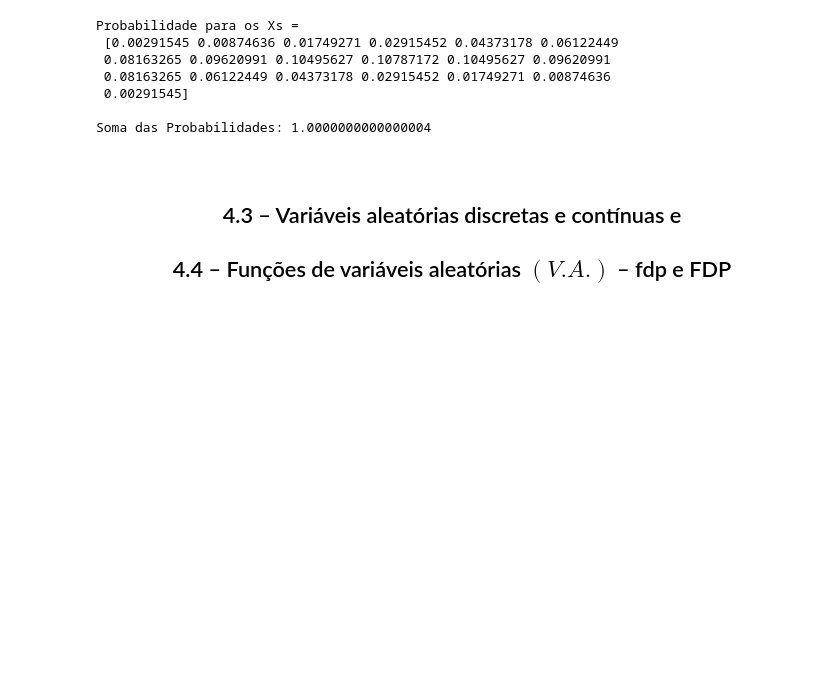
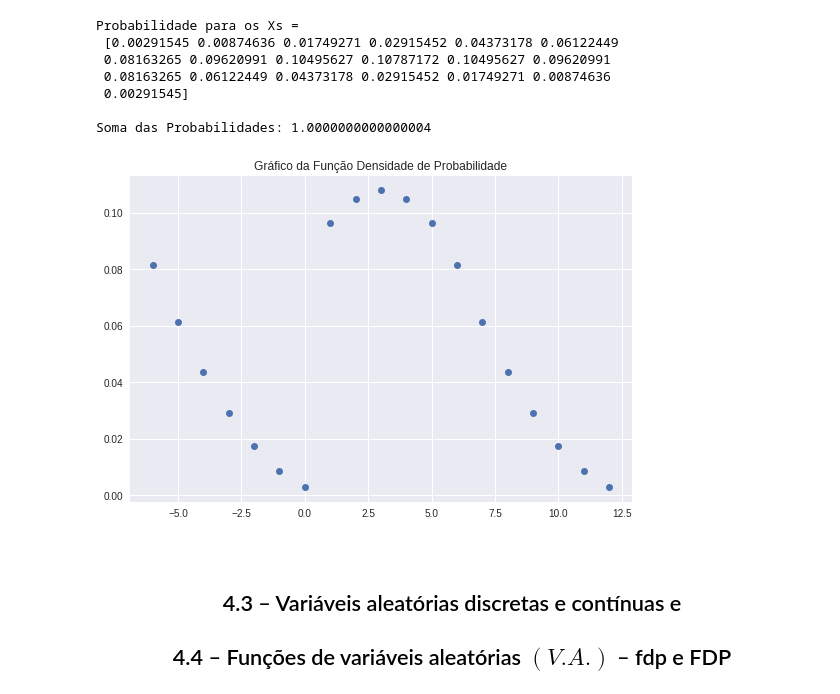
Before and after one commit to Oseiasdfarias/ProbabilidadeProcessosEstocarticos, a Jupyter notebook: FEE_PPE_LE_U04_P01_Oseias_Dias_de_Farias_201733940002.ipynb, the cells around one changed output. Drawn from its saved outputs; the diff is of its cells as text; code cells hidden in the pictures; blank space fills up the shorter version.

```diff
--- a/FEE_PPE_LE_U04_P01_Oseias_Dias_de_Farias_201733940002.ipynb
+++ b/FEE_PPE_LE_U04_P01_Oseias_Dias_de_Farias_201733940002.ipynb
@@ -235,6 +246,21 @@ Probabilidade para os Xs =
  0.00291545]
 
 Soma das Probabilidades: 1.0000000000000004
+# %%
+# Importando a biblioteca Matplotlib
+import matplotlib.pyplot as plt
+plt.style.use('seaborn')
+
+%matplotlib inline
+# %%
+# Gráfico da Função Densidade de Probabilidade
+
+plt.figure(figsize=(9, 6))
+plt.plot(unicos_lista, prob, "o")
+plt.title("Gráfico da Função Densidade de Probabilidade")
+plt.show()
+# %% [output]
+[figure, added]
 # %% [markdown]
 <br>
 
```
Also changed, not shown: parts of 11 cells of this notebook.
